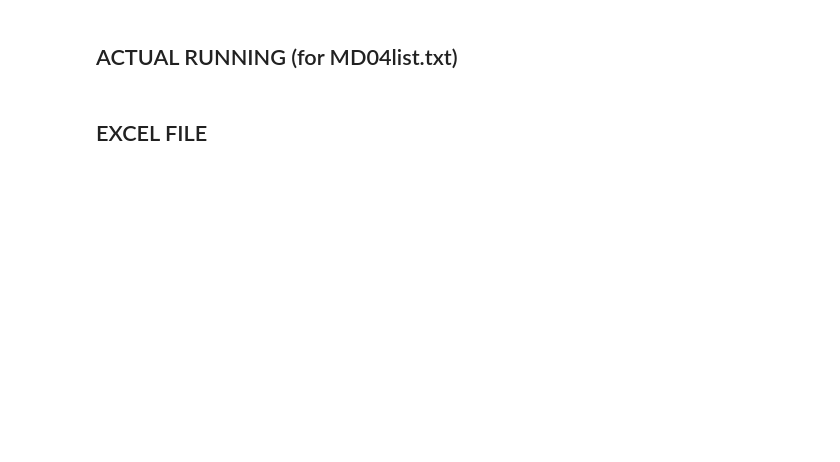
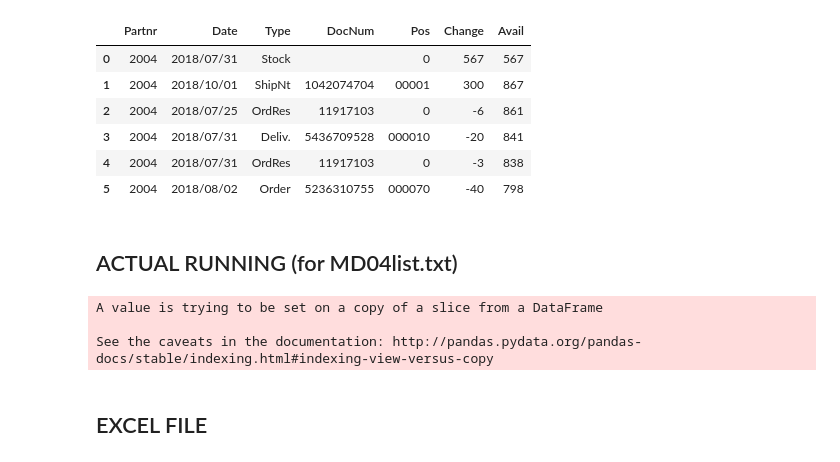
Before and after one commit to bbk0529/MD04, a Jupyter notebook: MD04 Parser.ipynb, the cells around one changed output. Cells and saved outputs as stored; diff of their text form; code cells hidden in the pictures; blank space fills up the shorter version.

```diff
--- a/MD04 Parser.ipynb
+++ b/MD04 Parser.ipynb
@@ -56,15 +386,36 @@ pd.DataFrame(total[0])
+# %%
+result[3]['Avail']=result[3]['Change'].cumsum()
+# %%
+result[3]
+# %% [output]
+|  | Partnr | Date | Type | DocNum | Pos | Change | Avail |
+| 0 | 2004 | 2018/07/31 | Stock |  | 0 | 567 | 567 |
+| 1 | 2004 | 2018/10/01 | ShipNt | 1042074704 | 00001 | 300 | 867 |
+| 2 | 2004 | 2018/07/25 | OrdRes | 11917103 | 0 | -6 | 861 |
+| 3 | 2004 | 2018/07/31 | Deliv. | 5436709528 | 000010 | -20 | 841 |
+| 4 | 2004 | 2018/07/31 | OrdRes | 11917103 | 0 | -3 | 838 |
+| 5 | 2004 | 2018/08/02 | Order | 5236310755 | 000070 | -40 | 798 |
 # %% [markdown]
 ## ACTUAL RUNNING (for MD04list.txt)
 # %%
 total=[]
 filelist=[]
+totalOrder=[]
+totalMeta=[]
+totalQueue=[]
+
 f=open("MD04list.txt","r", encoding="UTF-8")
 list=f.readlines()
+
 for i in list :
-    md04=parsingDoc(fileRead(i.replace("\n","")))
-    PD=pd.DataFrame(md04["data"], columns=md04["header"])
-    #PD.plot(x="Date", kind="bar", title=md04['meta'][0])
-    df=PD.iloc[:,0:7]
-    total.append(pd.DataFrame(fehaParser(df), columns=header))
+    RESULT=unitParser(i.replace("\n",""))
+    total.append(pd.DataFrame(RESULT[0], columns=header))
+    totalOrder.append(RESULT[1])
+    totalMeta.append(RESULT[2])
+    totalQueue.append([RESULT[3]])
+# %% [output]
+A value is trying to be set on a copy of a slice from a DataFrame
+
+See the caveats in the documentation: http://pandas.pydata.org/pandas-docs/stable/indexing.html#indexing-view-versus-copy
 # %% [markdown]
 ## EXCEL FILE
```
Also changed, not shown: parts of 30 cells of this notebook, 1 other file.
